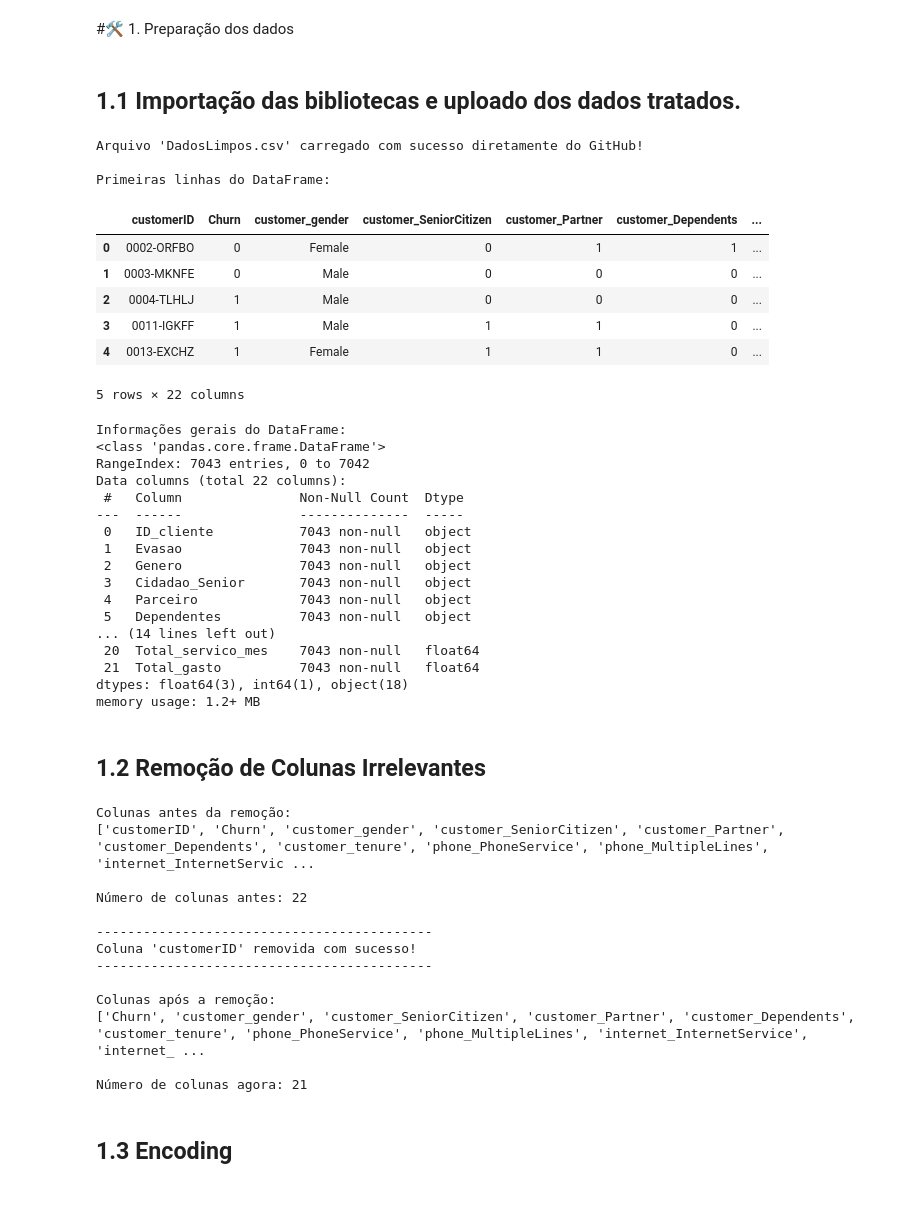
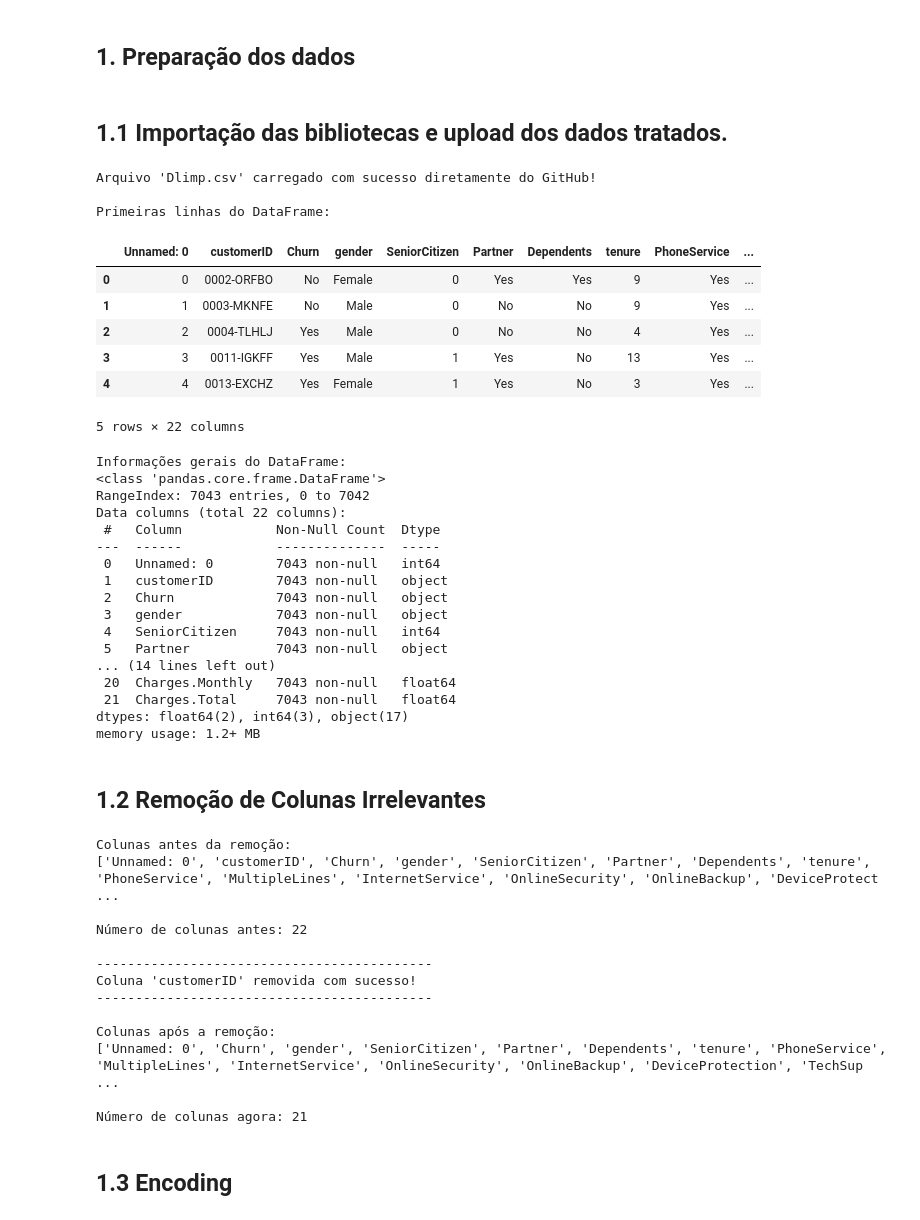
Before and after one commit to zapjai/Desafio-Telecom2, a Jupyter notebook: Telecom2.ipynb, the cells around one changed output. Saved outputs shown, nothing was run; the diff lists cells and outputs as text; code cells hidden in the pictures.

```diff
--- a/Telecom2.ipynb
+++ b/Telecom2.ipynb
@@ -1,76 +1,76 @@
 # %% [markdown]
 <a href="https://colab.research.google.com/github/vitor-freitas1/challenge-telecom-x-churn-part2/blob/main/challenge_telecom_x_churn_part2.ipynb" target="_parent"><img src="https://colab.research.google.com/assets/colab-badge.svg" alt="Open In Colab"/></a>
 # %% [markdown]
-#🛠️ 1. Preparação dos dados
+## 1. Preparação dos dados
 # %% [markdown]
-## 1.1 Importação das bibliotecas e uploado dos dados tratados.
+## 1.1 Importação das bibliotecas e upload dos dados tratados.
 # %%
 import pandas as pd
 import numpy as np
 import matplotlib.pyplot as plt
 import seaborn as sns
 
 # Configurações de visualização
 sns.set_style('whitegrid')
 plt.rcParams['figure.figsize'] = (10, 6)
 
 # URL do arquivo CSV "Raw" do GitHub
-url_dados = 'https://raw.githubusercontent.com/zapjai/Desafio-Telecom2/refs/heads/main/DadosLimpos.csv'
+url_dados = 'https://raw.githubusercontent.com/zapjai/Desafio-Telecom2/refs/heads/main/Dlimp.csv'
 
 # Carregando os dados diretamente da URL
 try:
     df_limpo = pd.read_csv(url_dados)
-    print("Arquivo 'DadosLimpos.csv' carregado com sucesso diretamente do GitHub!")
+    print("Arquivo 'Dlimp.csv' carregado com sucesso diretamente do GitHub!")
 except Exception as e:
     print(f"Erro ao carregar os dados da URL: {e}")
     print("Verifique se a URL está correta e se o arquivo existe no repositório.")
 
 
 # Visualização das primeiras linhas
 if 'df_limpo' in locals():
     print("\nPrimeiras linhas do DataFrame:")
-    display(df_tratado.head())
+    display(df_limpo.head())
 
     print ("\nInformações gerais do DataFrame:")
     df_limpo.info()
 # %% [output]
-Arquivo 'DadosLimpos.csv' carregado com sucesso diretamente do GitHub!
+Arquivo 'Dlimp.csv' carregado com sucesso diretamente do GitHub!
 
 Primeiras linhas do DataFrame:
-|  | customerID | Churn | customer_gender | customer_SeniorCitizen | customer_Partner | customer_Dependents | ... |
-| 0 | 0002-ORFBO | 0 | Female | 0 | 1 | 1 | ... |
-| 1 | 0003-MKNFE | 0 | Male | 0 | 0 | 0 | ... |
-| 2 | 0004-TLHLJ | 1 | Male | 0 | 0 | 0 | ... |
-| 3 | 0011-IGKFF | 1 | Male | 1 | 1 | 0 | ... |
-| 4 | 0013-EXCHZ | 1 | Female | 1 | 1 | 0 | ... |
+|  | Unnamed: 0 | customerID | Churn | gender | SeniorCitizen | Partner | Dependents | tenure | PhoneService | ... |
+| 0 | 0 | 0002-ORFBO | No | Female | 0 | Yes | Yes | 9 | Yes | ... |
+| 1 | 1 | 0003-MKNFE | No | Male | 0 | No | No | 9 | Yes | ... |
+| 2 | 2 | 0004-TLHLJ | Yes | Male | 0 | No | No | 4 | Yes | ... |
+| 3 | 3 | 0011-IGKFF | Yes | Male | 1 | Yes | No | 13 | Yes | ... |
+| 4 | 4 | 0013-EXCHZ | Yes | Female | 1 | Yes | No | 3 | Yes | ... |
 5 rows × 22 columns
 Informações gerais do DataFrame:
 <class 'pandas.core.frame.DataFrame'>
 RangeIndex: 7043 entries, 0 to 7042
 Data columns (total 22 columns):
- #   Column               Non-Null Count  Dtype
----  ------               --------------  -----
- 0   ID_cliente           7043 non-null   object
- 1   Evasao               7043 non-null   object
- 2   Genero               7043 non-null   object
- 3   Cidadao_Senior       7043 non-null   object
- 4   Parceiro             7043 non-null   object
- 5   Dependentes          7043 non-null   object
+ #   Column            Non-Null Count  Dtype
+---  ------            --------------  -----
+ 0   Unnamed: 0        7043 non-null   int64
+ 1   customerID        7043 non-null   object
+ 2   Churn             7043 non-null   object
+ 3   gender            7043 non-null   object
+ 4   SeniorCitizen     7043 non-null   int64
+ 5   Partner           7043 non-null   object
 ... (14 lines left out)
- 20  Total_servico_mes    7043 non-null   float64
- 21  Total_gasto          7043 non-null   float64
-dtypes: float64(3), int64(1), object(18)
+ 20  Charges.Monthly   7043 non-null   float64
+ 21  Charges.Total     7043 non-null   float64
+dtypes: float64(2), int64(3), object(17)
 memory usage: 1.2+ MB
 # %% [markdown]
 ## 1.2 Remoção de Colunas Irrelevantes
 # %%
 # Visualização de colunas atuais
 print("Colunas antes da remoção:")
-print(df_tratado.columns.tolist())
-print(f"\nNúmero de colunas antes: {df_tratado.shape[1]}")
+print(df_limpo.columns.tolist())
+print(f"\nNúmero de colunas antes: {df_limpo.shape[1]}")
 
 # Removendo a coluna de identificação de cliente
-df_tratado = df_tratado.drop('customerID', axis=1)
+df_limpo = df_limpo.drop('customerID', axis=1)
 
 # Confirmando a remoção
 print("\n-------------------------------------------")
@@ -78,11 +78,11 @@ print("Coluna 'customerID' removida com sucesso!")
 print("-------------------------------------------")
 
 print("\nColunas após a remoção:")
-print(df_tratado.columns.tolist())
-print(f"\nNúmero de colunas agora: {df_tratado.shape[1]}")
+print(df_limpo.columns.tolist())
+print(f"\nNúmero de colunas agora: {df_limpo.shape[1]}")
 # %% [output]
 Colunas antes da remoção:
-['customerID', 'Churn', 'customer_gender', 'customer_SeniorCitizen', 'customer_Partner', 'customer_Dependents', 'customer_tenure', 'phone_PhoneService', 'phone_MultipleLines', 'internet_InternetServic ...
+['Unnamed: 0', 'customerID', 'Churn', 'gender', 'SeniorCitizen', 'Partner', 'Dependents', 'tenure', 'PhoneService', 'MultipleLines', 'InternetService', 'OnlineSecurity', 'OnlineBackup', 'DeviceProtect ...
 
 Número de colunas antes: 22
 
@@ -91,7 +91,7 @@ Coluna 'customerID' removida com sucesso!
 -------------------------------------------
 
 Colunas após a remoção:
-['Churn', 'customer_gender', 'customer_SeniorCitizen', 'customer_Partner', 'customer_Dependents', 'customer_tenure', 'phone_PhoneService', 'phone_MultipleLines', 'internet_InternetService', 'internet_ ...
+['Unnamed: 0', 'Churn', 'gender', 'SeniorCitizen', 'Partner', 'Dependents', 'tenure', 'PhoneService', 'MultipleLines', 'InternetService', 'OnlineSecurity', 'OnlineBackup', 'DeviceProtection', 'TechSup ...
 
 Número de colunas agora: 21
 # %% [markdown]
```
Also changed, not shown: parts of 23 cells of this notebook.
